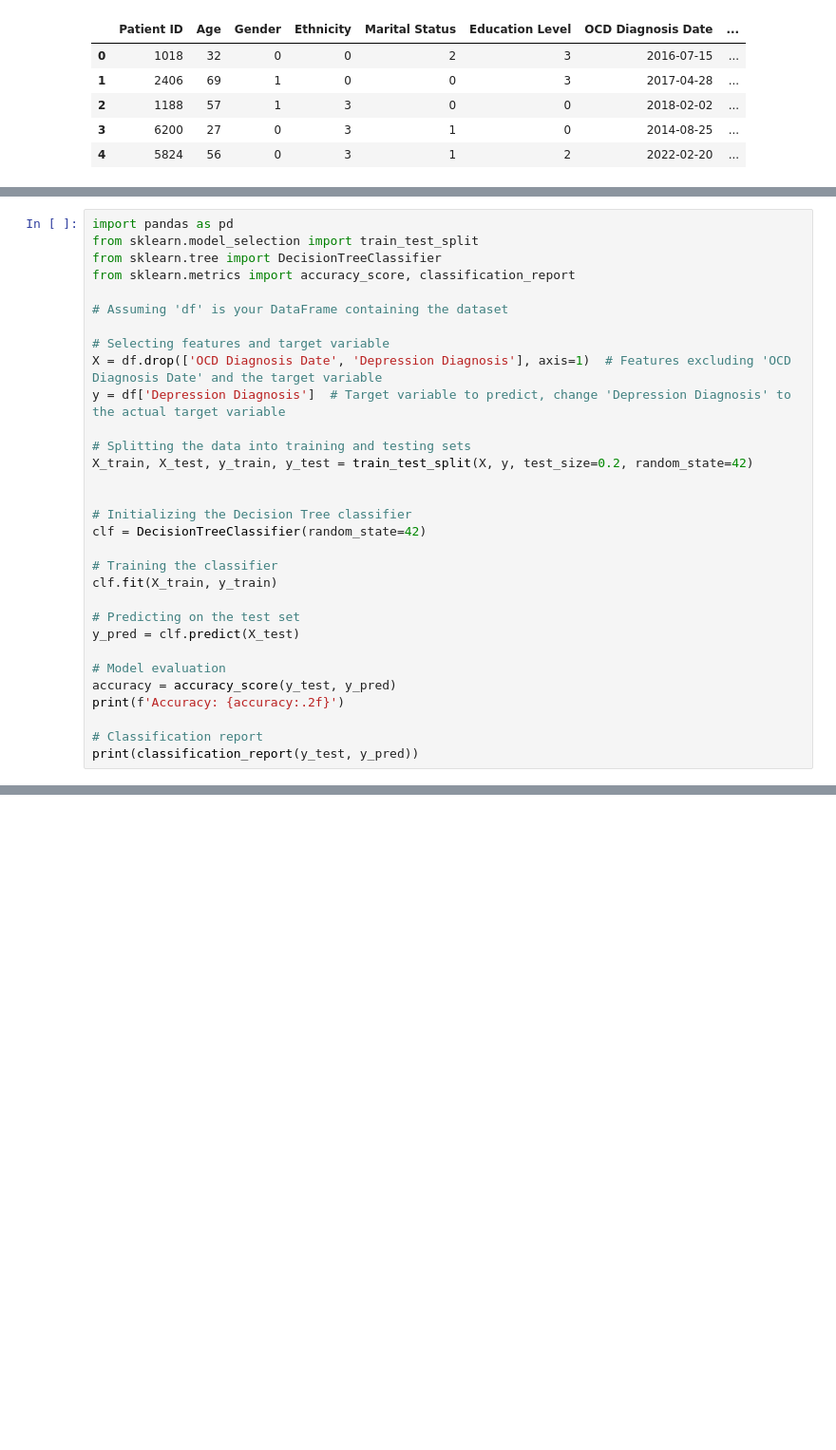
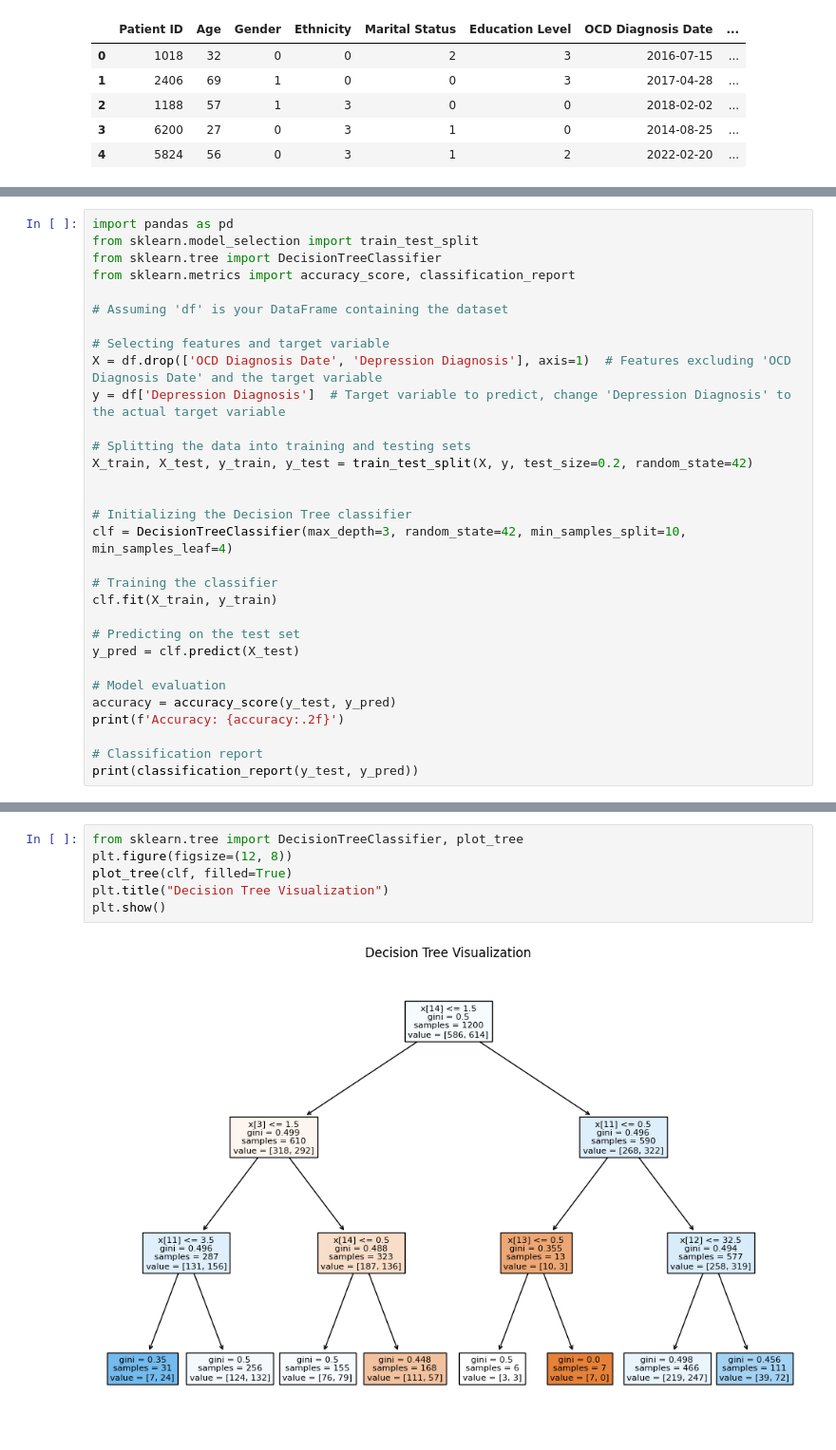
Before and after one commit to Pranita1994/ML-Projects, a Jupyter notebook: OCD_patient's_dataset_modelling.ipynb, the cells around one changed output, grey strips where cells are left out. Shown: that part at 95% size. Saved outputs shown, nothing was run; the diff lists cells and outputs as text; blank space fills up the shorter version.

```diff
--- a/OCD_patient's_dataset_modelling.ipynb
+++ b/OCD_patient's_dataset_modelling.ipynb
@@ -286,7 +398,7 @@ X_train, X_test, y_train, y_test = train_test_split(X, y, test_size=0.2, random_
 
 
 # Initializing the Decision Tree classifier
-clf = DecisionTreeClassifier(random_state=42)
+clf = DecisionTreeClassifier(max_depth=3, random_state=42, min_samples_split=10, min_samples_leaf=4)
 
 # Training the classifier
 clf.fit(X_train, y_train)
@@ -312,0 +425,8 @@ weighted avg       0.50      0.50      0.50       300
+# %%
+from sklearn.tree import DecisionTreeClassifier, plot_tree
+plt.figure(figsize=(12, 8))
+plot_tree(clf, filled=True)
+plt.title("Decision Tree Visualization")
+plt.show()
+# %% [output]
+[figure, added]
```
Also changed, not shown: parts of 10 cells of this notebook.
